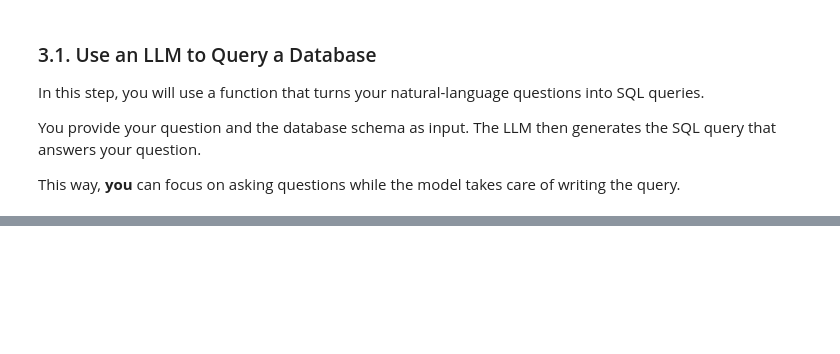
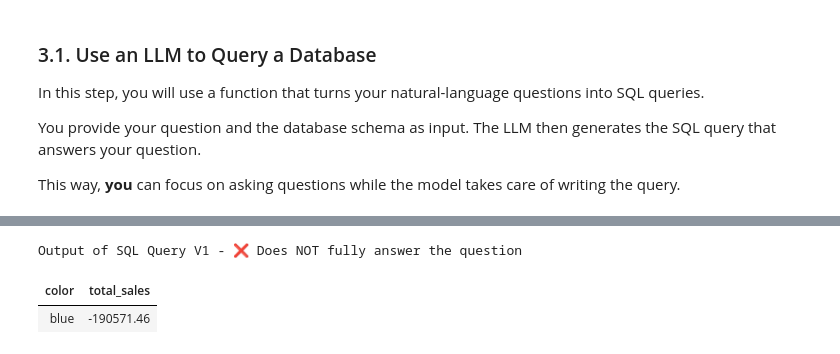
Before and after one commit to Mark-Barbaric/Deep_Learning.AI_Agentic_AI, a Jupyter notebook: module2_workbooks/improving_sql_generation/MD_UGL_2.ipynb, the cells around one changed output, grey strips where cells are left out. Cells and saved outputs as stored; diff of their text form; code cells hidden in the pictures; blank space fills up the shorter version.

```diff
--- a/module2_workbooks/improving_sql_generation/MD_UGL_2.ipynb
+++ b/module2_workbooks/improving_sql_generation/MD_UGL_2.ipynb
@@ -107,7 +107,7 @@ def generate_sql(question: str, schema: str, model: str) -> str:
 
     Respond with the SQL only.
     """
-    response = client.chat.completions.create(
+    response = ai_client.chat.completions.create(
         model=model,
         messages=[{"role": "user", "content": prompt}],
         temperature=0,
@@ -115,0 +119,24 @@ def generate_sql(question: str, schema: str, model: str) -> str:
+# %%
+# Example usage of generate_sql
+
+# We provide the schema as a string
+schema = """
+Table name: transactions
+id (INTEGER)
+product_id (INTEGER)
+product_name (TEXT)
+brand (TEXT)
+category (TEXT)
+color (TEXT)
+action (TEXT)
+qty_delta (INTEGER)
+unit_price (REAL)
+notes (TEXT)
+ts (DATETIME)
+"""
+# %%
+
+# We ask a question about the data in natural language
+question = "Which color of product has the highest total sales?"
+
+utils.print_html(question, title="User Question")
@@ -115,0 +145,6 @@ def generate_sql(question: str, schema: str, model: str) -> str:
+# %%
+# Generate the SQL query using the specified model
+sql_V1 = generate_sql(question, schema, model="openai:gpt-4.1")
+
+# Display the generated SQL query
+utils.print_html(sql_V1, title="SQL Query V1")
@@ -115,0 +161,12 @@ def generate_sql(question: str, schema: str, model: str) -> str:
+# %%
+# Execute the generated SQL query (sql_V1) against the products.db database.
+# The result is returned as a pandas DataFrame.
+df_sql_V1 = utils.execute_sql(sql_V1, db_path='products.db')
+
+# Render the DataFrame as an HTML table in the notebook.
+# This makes the query output easier to read and interpret.
+utils.print_html(df_sql_V1, title="Output of SQL Query V1 - ❌ Does NOT fully answer the question")
+# %% [output]
+Output of SQL Query V1 - ❌ Does NOT fully answer the question
+| color | total_sales |
+| blue | -190571.46 |
```
Also changed, not shown: parts of 14 cells of this notebook, 6 other files.
